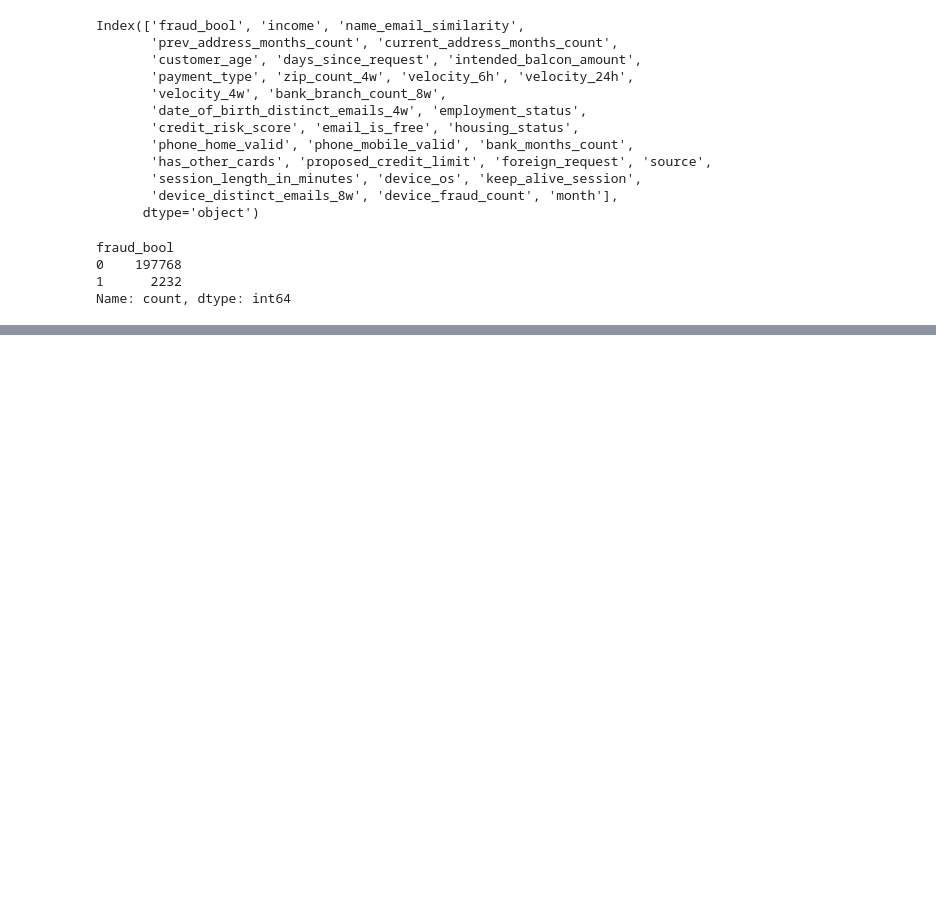
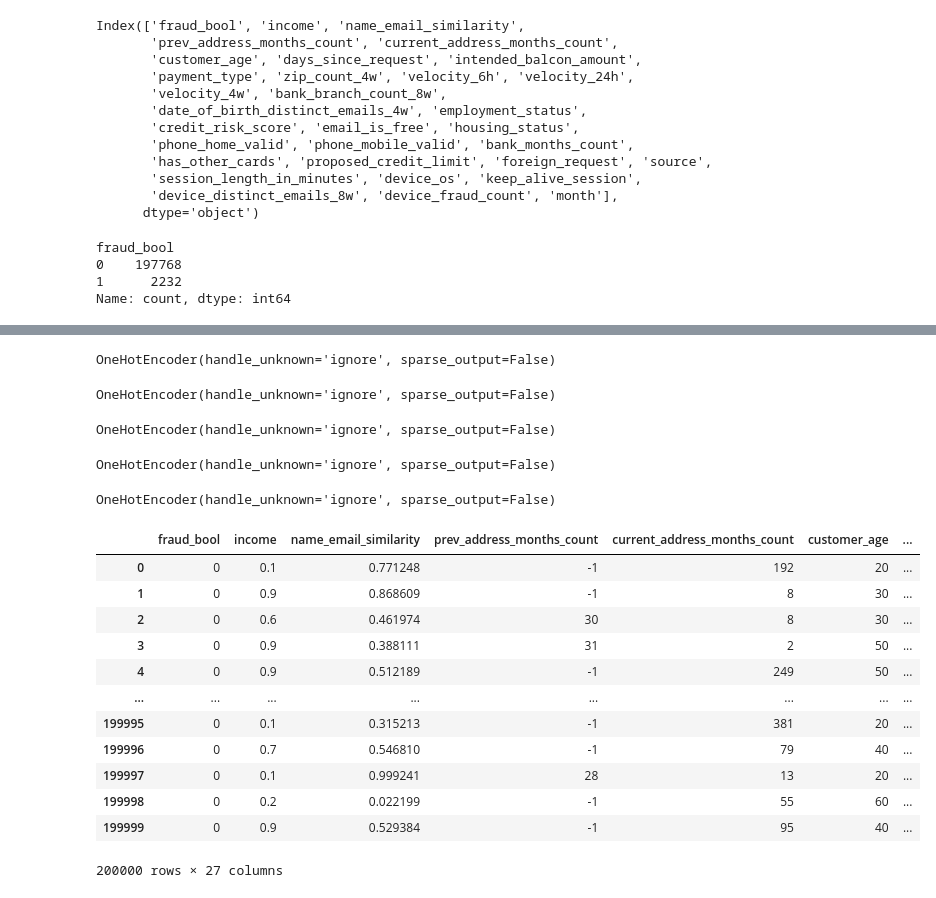
Before and after one commit to killerpennywise/project-2, a Jupyter notebook: data_prep.ipynb, the cells around one changed output, grey strips where cells are left out. Drawn from its saved outputs; the diff is of its cells as text; code cells hidden in the pictures; blank space fills up the shorter version.

```diff
--- a/data_prep.ipynb
+++ b/data_prep.ipynb
@@ -131,0 +107,47 @@ memory usage: 1.5 MB
+# %%
+encode_payments = OneHotEncoder(handle_unknown='ignore',sparse_output=False)
+
+encode_payments.fit(object_df['payment_type'].values.reshape(-1,1))
+# %% [output]
+OneHotEncoder(handle_unknown='ignore', sparse_output=False)
+# %%
+encode_employment = OneHotEncoder(handle_unknown='ignore',sparse_output=False)
+
+encode_employment.fit(object_df['employment_status'].values.reshape(-1,1))
+# %% [output]
+OneHotEncoder(handle_unknown='ignore', sparse_output=False)
+# %%
+encode_housing = OneHotEncoder(handle_unknown='ignore',sparse_output=False)
+
+encode_housing.fit(object_df['housing_status'].values.reshape(-1,1))
+# %% [output]
+OneHotEncoder(handle_unknown='ignore', sparse_output=False)
+# %%
+encode_source = OneHotEncoder(handle_unknown='ignore',sparse_output=False)
+
+encode_source.fit(object_df['source'].values.reshape(-1,1))
+# %% [output]
+OneHotEncoder(handle_unknown='ignore', sparse_output=False)
+# %%
+encode_device = OneHotEncoder(handle_unknown='ignore',sparse_output=False)
+
+encode_device.fit(object_df['device_os'].values.reshape(-1,1))
+# %% [output]
+OneHotEncoder(handle_unknown='ignore', sparse_output=False)
+# %%
+numerical_df = fraud_df.select_dtypes(exclude=['object','string'])
+numerical_df
+# %% [output]
+|  | fraud_bool | income | name_email_similarity | prev_address_months_count | current_address_months_count | customer_age | ... |
+| 0 | 0 | 0.1 | 0.771248 | -1 | 192 | 20 | ... |
+| 1 | 0 | 0.9 | 0.868609 | -1 | 8 | 30 | ... |
+| 2 | 0 | 0.6 | 0.461974 | 30 | 8 | 30 | ... |
+| 3 | 0 | 0.9 | 0.388111 | 31 | 2 | 50 | ... |
+| 4 | 0 | 0.9 | 0.512189 | -1 | 249 | 50 | ... |
+| ... | ... | ... | ... | ... | ... | ... | ... |
+| 199995 | 0 | 0.1 | 0.315213 | -1 | 381 | 20 | ... |
+| 199996 | 0 | 0.7 | 0.546810 | -1 | 79 | 40 | ... |
+| 199997 | 0 | 0.1 | 0.999241 | 28 | 13 | 20 | ... |
+| 199998 | 0 | 0.2 | 0.022199 | -1 | 55 | 60 | ... |
+| 199999 | 0 | 0.9 | 0.529384 | -1 | 95 | 40 | ... |
+200000 rows × 27 columns
```
Also changed, not shown: parts of 11 cells of this notebook, 1 other file.
